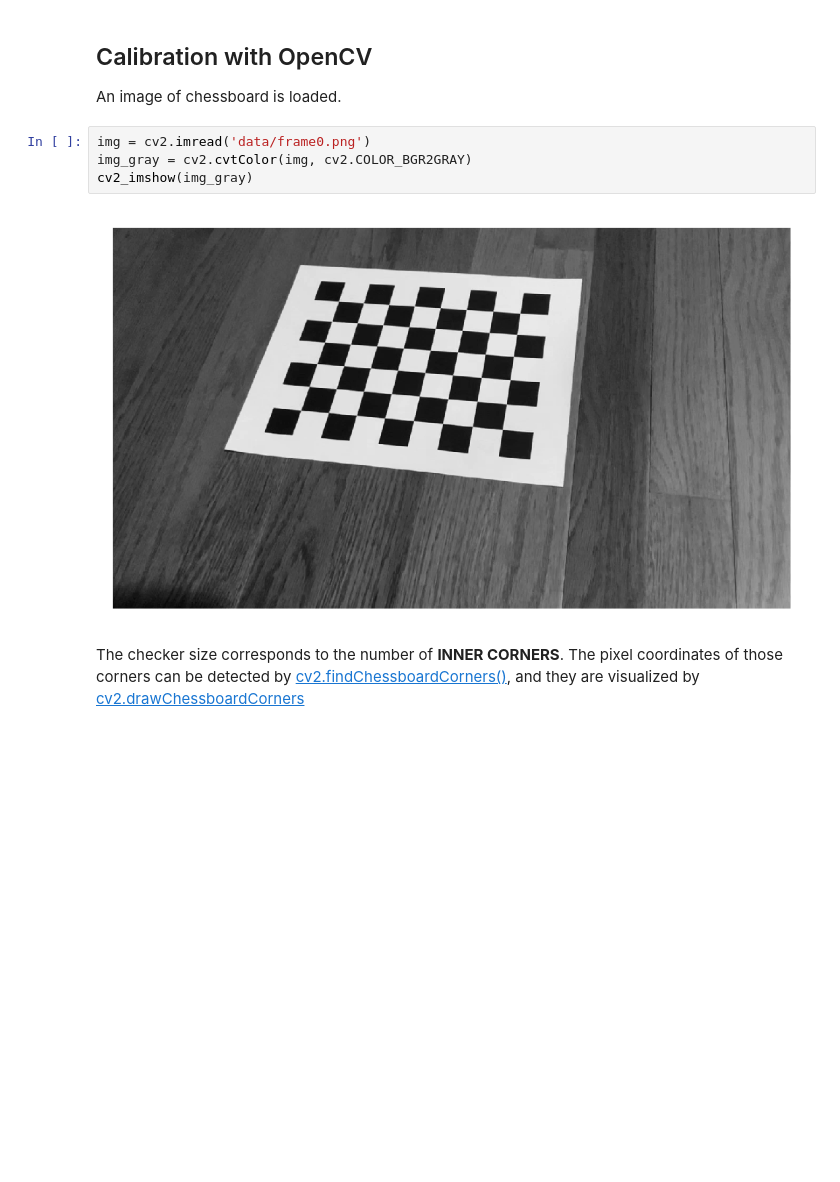
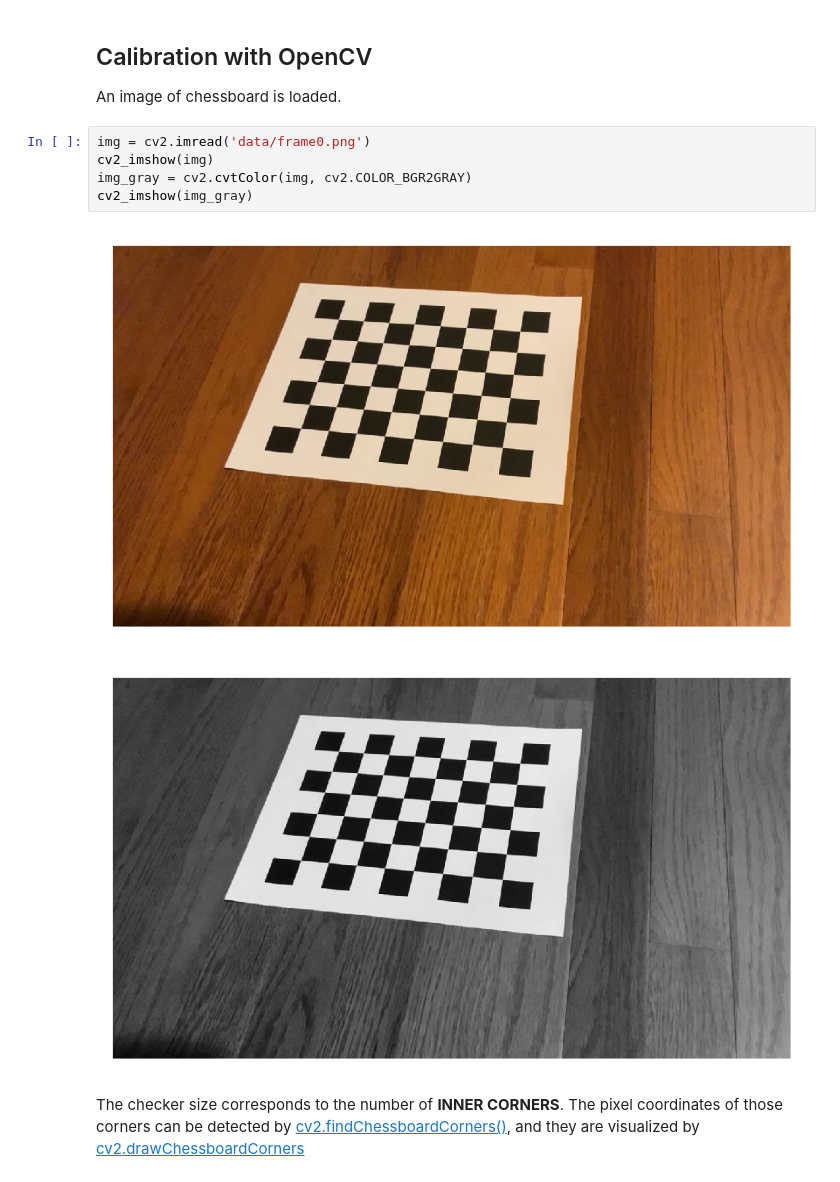
Before and after one commit to GW-MAE6292/python_examples, a Jupyter notebook: calibration/calibration.ipynb, the cells around one changed output. Drawn from its saved outputs; the diff is of its cells as text; blank space fills up the shorter version.

```diff
--- a/calibration/calibration.ipynb
+++ b/calibration/calibration.ipynb
@@ -58,10 +55,12 @@ def cv2_imshow(image):
 An image of chessboard is loaded.
 # %%
 img = cv2.imread('data/frame0.png')
+cv2_imshow(img)
 img_gray = cv2.cvtColor(img, cv2.COLOR_BGR2GRAY)
 cv2_imshow(img_gray)
 # %% [output]
-[figure, old version]
+[figure, new version]
+[figure, added]
 # %% [markdown]
 The checker size corresponds to the number of **INNER CORNERS**.
 The pixel coordinates of those corners can be detected by [cv2.findChessboardCorners()](https://docs.opencv.org/master/d9/d0c/group__calib3d.html#ga93efa9b0aa890de240ca32b11253dd4a), and they are visualized by [cv2.drawChessboardCorners](https://docs.opencv.org/master/d9/d0c/group__calib3d.html#ga6a10b0bb120c4907e5eabbcd22319022)
```
Also changed, not shown: parts of 6 cells of this notebook, 5 other files.
